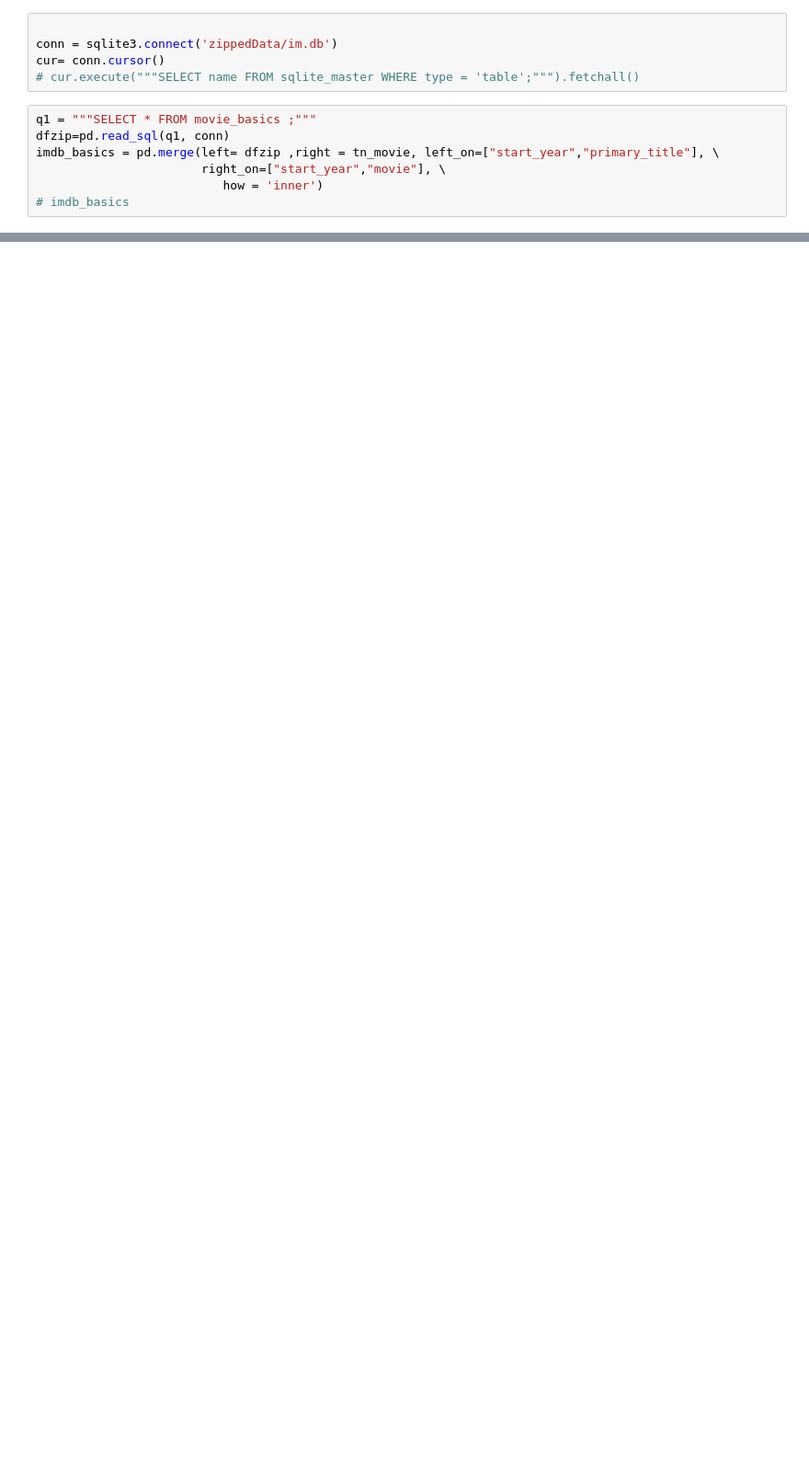
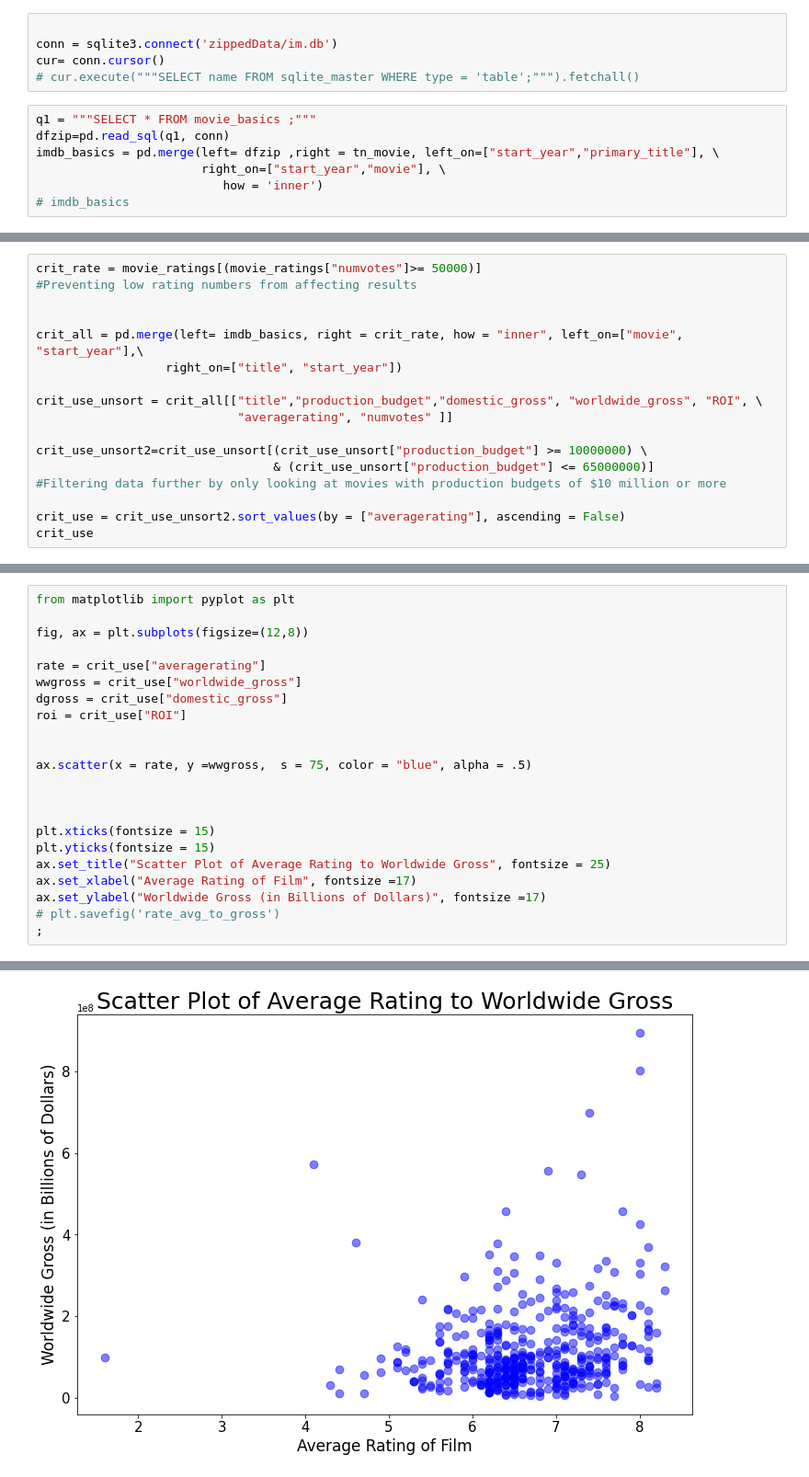
Before and after one commit to soohojp/Phase-1-Project-Best-Team-, a Jupyter notebook: master_dataset.ipynb, the cells around one changed output, grey strips where cells are left out. Shown at 92% size. Saved outputs shown, nothing was run; the diff lists cells and outputs as text; blank space fills up the shorter version.

```diff
--- a/master_dataset.ipynb
+++ b/master_dataset.ipynb
@@ -46,0 +314,17 @@ imdb_basics = pd.merge(left= dfzip ,right = tn_movie, left_on=["start_year","pri
+# %%
+crit_rate = movie_ratings[(movie_ratings["numvotes"]>= 50000)]
+#Preventing low rating numbers from affecting results
+
+
+crit_all = pd.merge(left= imdb_basics, right = crit_rate, how = "inner", left_on=["movie", "start_year"],\
+                  right_on=["title", "start_year"])
+
+crit_use_unsort = crit_all[["title","production_budget","domestic_gross", "worldwide_gross", "ROI", \
+                            "averagerating", "numvotes" ]]
+
+crit_use_unsort2=crit_use_unsort[(crit_use_unsort["production_budget"] >= 10000000) \
+                                 & (crit_use_unsort["production_budget"] <= 65000000)]
+#Filtering data further by only looking at movies with production budgets of $10 million or more
+
+crit_use = crit_use_unsort2.sort_values(by = ["averagerating"], ascending = False)
+crit_use
@@ -46,0 +345,23 @@ imdb_basics = pd.merge(left= dfzip ,right = tn_movie, left_on=["start_year","pri
+# %%
+from matplotlib import pyplot as plt
+
+fig, ax = plt.subplots(figsize=(12,8))
+
+rate = crit_use["averagerating"]
+wwgross = crit_use["worldwide_gross"]
+dgross = crit_use["domestic_gross"]
+roi = crit_use["ROI"]
+
+
+ax.scatter(x = rate, y =wwgross,  s = 75, color = "blue", alpha = .5)
+
+
+
+plt.xticks(fontsize = 15)
+plt.yticks(fontsize = 15)
+ax.set_title("Scatter Plot of Average Rating to Worldwide Gross", fontsize = 25)
+ax.set_xlabel("Average Rating of Film", fontsize =17)
+ax.set_ylabel("Worldwide Gross (in Billions of Dollars)", fontsize =17)
+# plt.savefig('rate_avg_to_gross')
+;
+# %% [output]
@@ -46,0 +369 @@ imdb_basics = pd.merge(left= dfzip ,right = tn_movie, left_on=["start_year","pri
+[figure, added]
```
Also changed, not shown: parts of 50 cells of this notebook.
